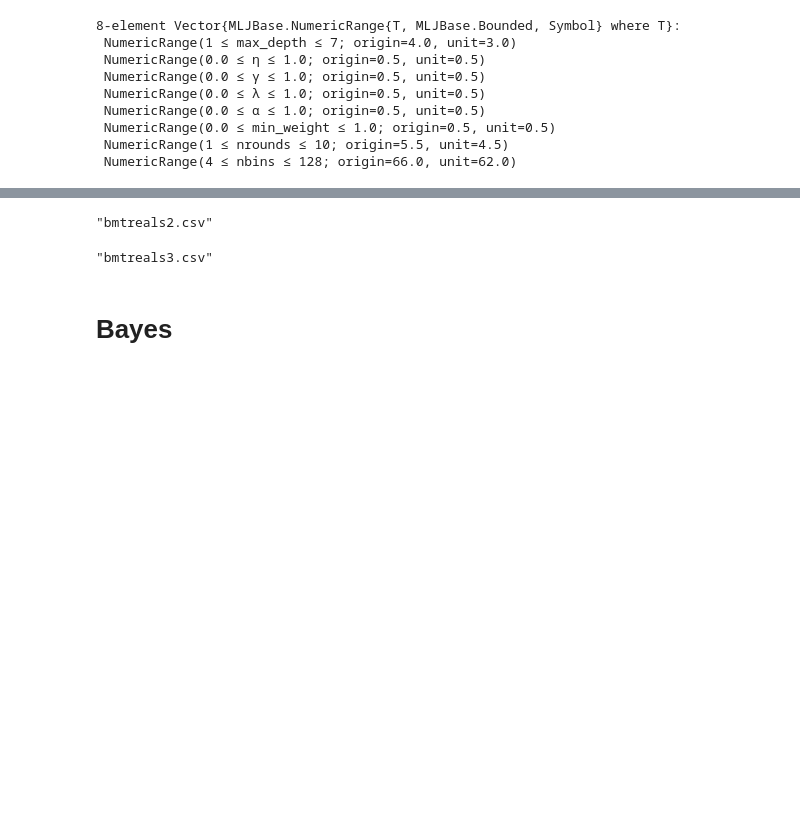
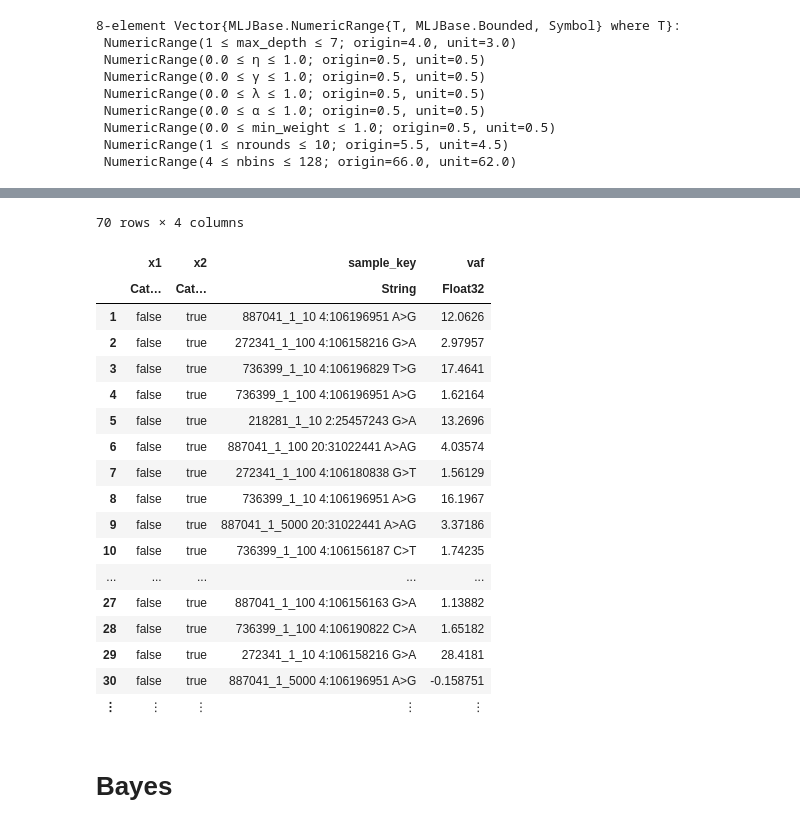
Before and after one commit to apanchot/caller_predictions, a Jupyter notebook: vardict.ipynb, the cells around one changed output, grey strips where cells are left out. Saved outputs shown, nothing was run; the diff lists cells and outputs as text; code cells hidden in the pictures; blank space fills up the shorter version.

```diff
--- a/vardict.ipynb
+++ b/vardict.ipynb
@@ -176,8 +179,8 @@ ysnv = copy(yold);
 
 
 
-train2 = findall(x->x,[i>0.5 for i in xsnv.training])
-test2 = findall(x->x,[i<0.5 for i in xsnv.training])
+# train2 = findall(x->x,[i>0.5 for i in xsnv.training])
+# test2 = findall(x->x,[i<0.5 for i in xsnv.training])
 
 # train2 = [9, 12, 13, 14, 21, 24, 25, 26, 40, 41, 42, 44,
 # 1, 2, 3, 4, 5, 6, 7, 8, 10, 11, 15,16
@@ -185,7 +188,7 @@ test2 = findall(x->x,[i<0.5 for i in xsnv.training])
 
 # test2=setdiff(collect(1:length(ysnv)),train2)
 
-# train2, test2 = partition(eachindex(ysnv), 0.2, stratify=ysnv,  shuffle=true, rng=12344);
+train2, test2 = partition(eachindex(ysnv), 0.1, stratify=ysnv,  shuffle=true, rng=12344);
 
 select!(xsnv,Not("training"));
 
@@ -295,7 +299,7 @@ self_tune = TunedModel(
 
     tuning=LatinHypercube(),  #     tuning=Grid(resolution=2),
     range = r,
-    n=5,
+    n=20,
     operation=predict_mode, # use for probabalistic
     measure = fnr,  # use for deterministic or with predict_mode for probab
 #     measure = brier_loss # use for probabalistic
@@ -307,6 +311,12 @@ machbest = machine(
     x[train,:],y[train])
 fit!(machbest,verbosity=1 )
 # evaluate!(machbest,verbosity=2,resampling=StratifiedCV(nfolds=5, rng=123) )
+
+# machbest=machine(
+#     NeuralNetworkClassifier(builder=MLJFlux.Short(n_hidden=0),epochs=2),
+#     x[train,inputvars],y[train])
+
+# fit!(machbest,verbosity=1 )
 # %% [output]
 ┌ Info: Training Machine{ProbabilisticTunedModel{LatinHypercube,…},…}.
 └ @ MLJBase /Users/alexpanchot/.julia/packages/MLJBase/HZmTU/src/machines.jl:403
@@ -320,3 +330,3 @@ Machine{ProbabilisticTunedModel{LatinHypercube,…},…} trained 1 time; caches
 # %%
-yhat=MLJ.predict_mode(machbest, x[test,:]); # probab
+yhat=MLJ.predict_mode(machbest, x[test,inputvars]); # probab
 # yhat=MLJ.predict(machbest, x[test,:]); # determ
@@ -359,32 +363,48 @@ report(machbest).best_report.feature_importances # Evo Tree
 # %%
+# untransform_standardizer!(x,stnd)
+# # [println(i) for i in filter(x-> x.x1==false && x.x2==true ,aa).sample_key]
+aa = DataFrame(x1=yhat,x2=y[test],sample_key=sample_key[test], vaf = x[test,"gt_AF_Vardict"])
+aafn=filter(x-> x.x1==false && x.x2==true ,aa)
+# aatp=filter(x-> x.x1==true && x.x2==true ,aa)
 
-# [println(i) for i in filter(x-> x.x1==false && x.x2==true ,aa).sample_key]
-aa = DataFrame(x1=yhat,x2=y[test],sample_key=sample_key[test])
-aafn=filter(x-> x.x1==false && x.x2==true ,aa)
-aatp=filter(x-> x.x1==true && x.x2==true ,aa)
-
-# CSV.write("bmtreals2.csv",leftjoin(CSV.read("bmtreals1.csv",DataFrame),
-#         DataFrame(sample_key=aafn.sample_key, vardictFN = [1 for i in nrow(aafn)])
-#         ,on=:sample_key))
-# CSV.write("bmtreals2.csv",leftjoin(CSV.read("bmtreals2.csv",DataFrame),
-#         DataFrame(sample_key=aatp.sample_key, vardictTP = [1 for i in nrow(aatp)])
-#         ,on=:sample_key))
+# # CSV.write("bmtreals2.csv",leftjoin(CSV.read("bmtreals1.csv",DataFrame),
+# #         DataFrame(sample_key=aafn.sample_key, vardictFN = [1 for i in nrow(aafn)])
+# #         ,on=:sample_key))
+# # CSV.write("bmtreals2.csv",leftjoin(CSV.read("bmtreals2.csv",DataFrame),
+# #         DataFrame(sample_key=aatp.sample_key, vardictTP = [1 for i in nrow(aatp)])
+# #         ,on=:sample_key))
 # %% [output]
-"bmtreals2.csv"
+70 rows × 4 columns
+|  | x1 | x2 | sample_key | vaf |
+|  | Cat… | Cat… | String | Float32 |
+| 1 | false | true | 887041_1_10 4:106196951 A>G | 12.0626 |
+| 2 | false | true | 272341_1_100 4:106158216 G>A | 2.97957 |
+| 3 | false | true | 736399_1_10 4:106196829 T>G | 17.4641 |
+| 4 | false | true | 736399_1_100 4:106196951 A>G | 1.62164 |
+| 5 | false | true | 218281_1_10 2:25457243 G>A | 13.2696 |
+| 6 | false | true | 887041_1_100 20:31022441 A>AG | 4.03574 |
+| 7 | false | true | 272341_1_100 4:106180838 G>T | 1.56129 |
+| 8 | false | true | 736399_1_10 4:106196951 A>G | 16.1967 |
+| 9 | false | true | 887041_1_5000 20:31022441 A>AG | 3.37186 |
+| 10 | false | true | 736399_1_100 4:106156187 C>T | 1.74235 |
+| ... | ... | ... | ... | ... |
+| 27 | false | true | 887041_1_100 4:106156163 G>A | 1.13882 |
+| 28 | false | true | 736399_1_100 4:106190822 C>A | 1.65182 |
+| 29 | false | true | 272341_1_10 4:106158216 G>A | 28.4181 |
+| 30 | false | true | 887041_1_5000 4:106196951 A>G | -0.158751 |
+| ⋮ | ⋮ | ⋮ | ⋮ | ⋮ |
 # %%
-atemp=CSV.read("bmtreals2.csv",DataFrame)
-coldrop = []
-for i in names(atemp)
+# atemp=CSV.read("bmtreals2.csv",DataFrame)
+# coldrop = []
+# for i in names(atemp)
 
-    if occursin("Pindel",i) || occursin("Lofreq",i) || occursin("Varscan",i) # || occursin("ALT",i) || occursin("REF",i)
-        push!(coldrop,i)
-#         println(i)
-    end
-end
-unique!(coldrop)
-CSV.write("bmtreals3.csv",select(atemp,Not(coldrop)) )
+#     if occursin("Pindel",i) || occursin("Lofreq",i) || occursin("Varscan",i) # || occursin("ALT",i) || occursin("REF",i)
+#         push!(coldrop,i)
+# #         println(i)
+#     end
+# end
+# unique!(coldrop)
+# CSV.write("bmtreals3.csv",select(atemp,Not(coldrop)) )
-# %% [output]
-"bmtreals3.csv"
 # %% [markdown]
 # Bayes
 # %%
```
Also changed, not shown: parts of 53 cells of this notebook, 4 other files.
